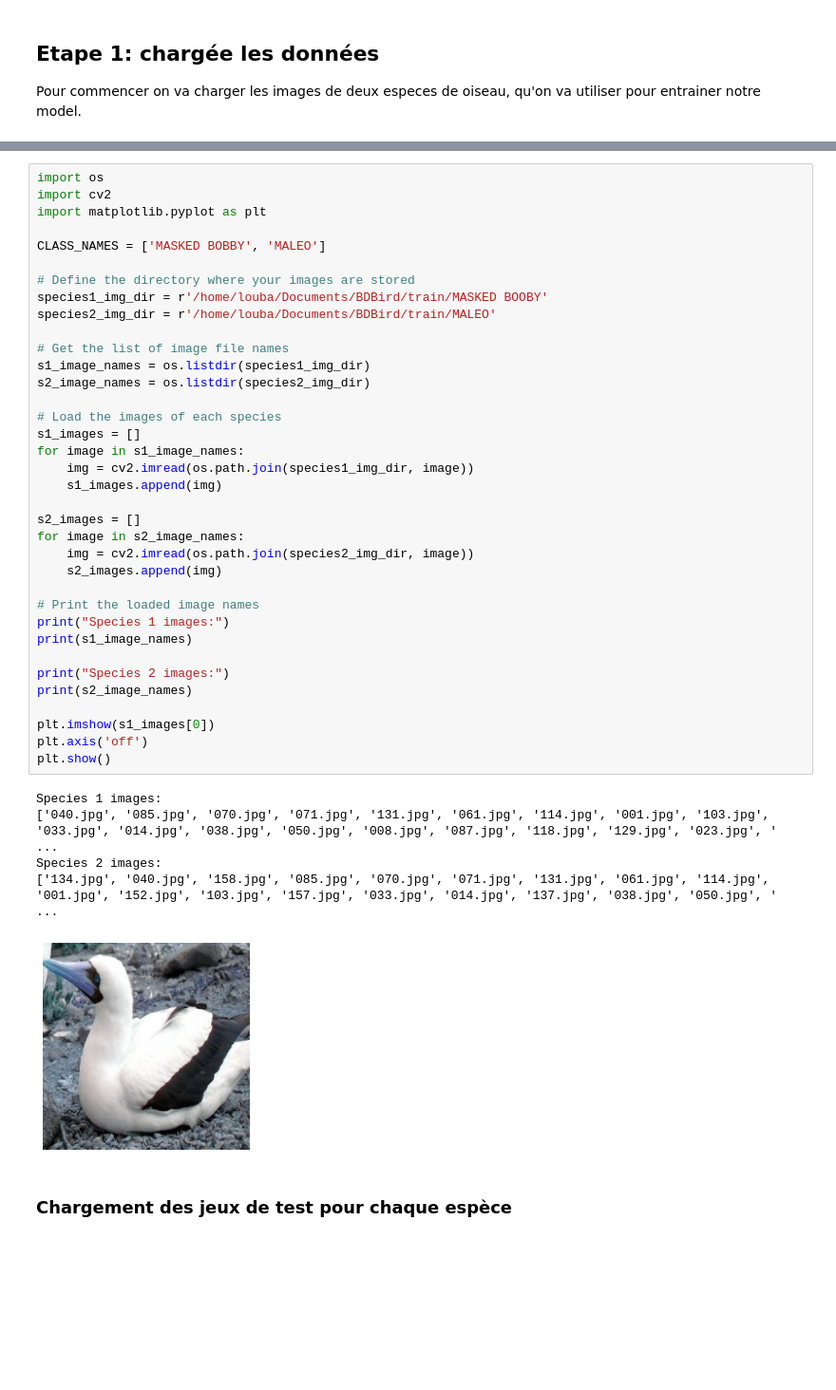
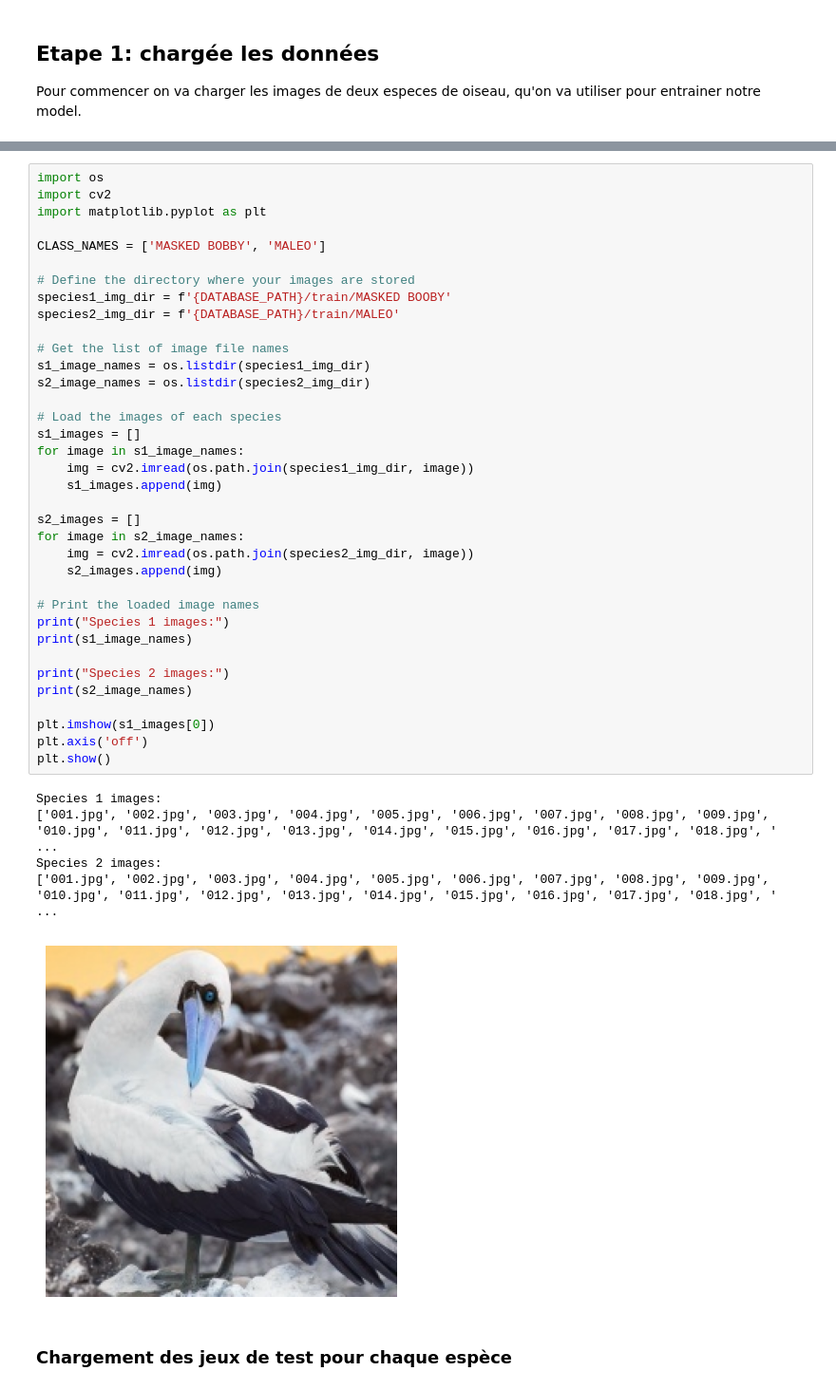
Before and after one commit to BirdIdentifier/BirdIdentifier, a Jupyter notebook: binary-tree.ipynb, the cells around one changed output, grey strips where cells are left out. Shown at 95% size. Saved outputs shown, nothing was run; the diff lists cells and outputs as text; blank space fills up the shorter version.

```diff
--- a/binary-tree.ipynb
+++ b/binary-tree.ipynb
@@ -16,40 +27,40 @@ import matplotlib.pyplot as plt
 CLASS_NAMES = ['MASKED BOBBY', 'MALEO']
 
 # Define the directory where your images are stored
-species1_img_dir = r'/home/louba/Documents/BDBird/train/MASKED BOOBY'
-species2_img_dir = r'/home/louba/Documents/BDBird/train/MALEO'
+species1_img_dir = f'{DATABASE_PATH}/train/MASKED BOOBY'
+species2_img_dir = f'{DATABASE_PATH}/train/MALEO'
 
 # Get the list of image file names
 s1_image_names = os.listdir(species1_img_dir)
 s2_image_names = os.listdir(species2_img_dir)
 
 # Load the images of each species
 s1_images = []
 for image in s1_image_names:
     img = cv2.imread(os.path.join(species1_img_dir, image))
     s1_images.append(img)
 
 s2_images = []
 for image in s2_image_names:
     img = cv2.imread(os.path.join(species2_img_dir, image))
     s2_images.append(img)
 
 # Print the loaded image names
 print("Species 1 images:")
 print(s1_image_names)
 
 print("Species 2 images:")
 print(s2_image_names)
 
 plt.imshow(s1_images[0])
 plt.axis('off')
 plt.show()
 # %% [output]
 Species 1 images:
-['040.jpg', '085.jpg', '070.jpg', '071.jpg', '131.jpg', '061.jpg', '114.jpg', '001.jpg', '103.jpg', '033.jpg', '014.jpg', '038.jpg', '050.jpg', '008.jpg', '087.jpg', '118.jpg', '129.jpg', '023.jpg', ' ...
+['001.jpg', '002.jpg', '003.jpg', '004.jpg', '005.jpg', '006.jpg', '007.jpg', '008.jpg', '009.jpg', '010.jpg', '011.jpg', '012.jpg', '013.jpg', '014.jpg', '015.jpg', '016.jpg', '017.jpg', '018.jpg', ' ...
 Species 2 images:
-['134.jpg', '040.jpg', '158.jpg', '085.jpg', '070.jpg', '071.jpg', '131.jpg', '061.jpg', '114.jpg', '001.jpg', '152.jpg', '103.jpg', '157.jpg', '033.jpg', '014.jpg', '137.jpg', '038.jpg', '050.jpg', ' ...
+['001.jpg', '002.jpg', '003.jpg', '004.jpg', '005.jpg', '006.jpg', '007.jpg', '008.jpg', '009.jpg', '010.jpg', '011.jpg', '012.jpg', '013.jpg', '014.jpg', '015.jpg', '016.jpg', '017.jpg', '018.jpg', ' ...
-[figure, old version]
+[figure, new version]
 # %% [markdown]
 ### Chargement des jeux de test pour chaque espèce
 # %%
```
Also changed, not shown: parts of 6 cells of this notebook.
